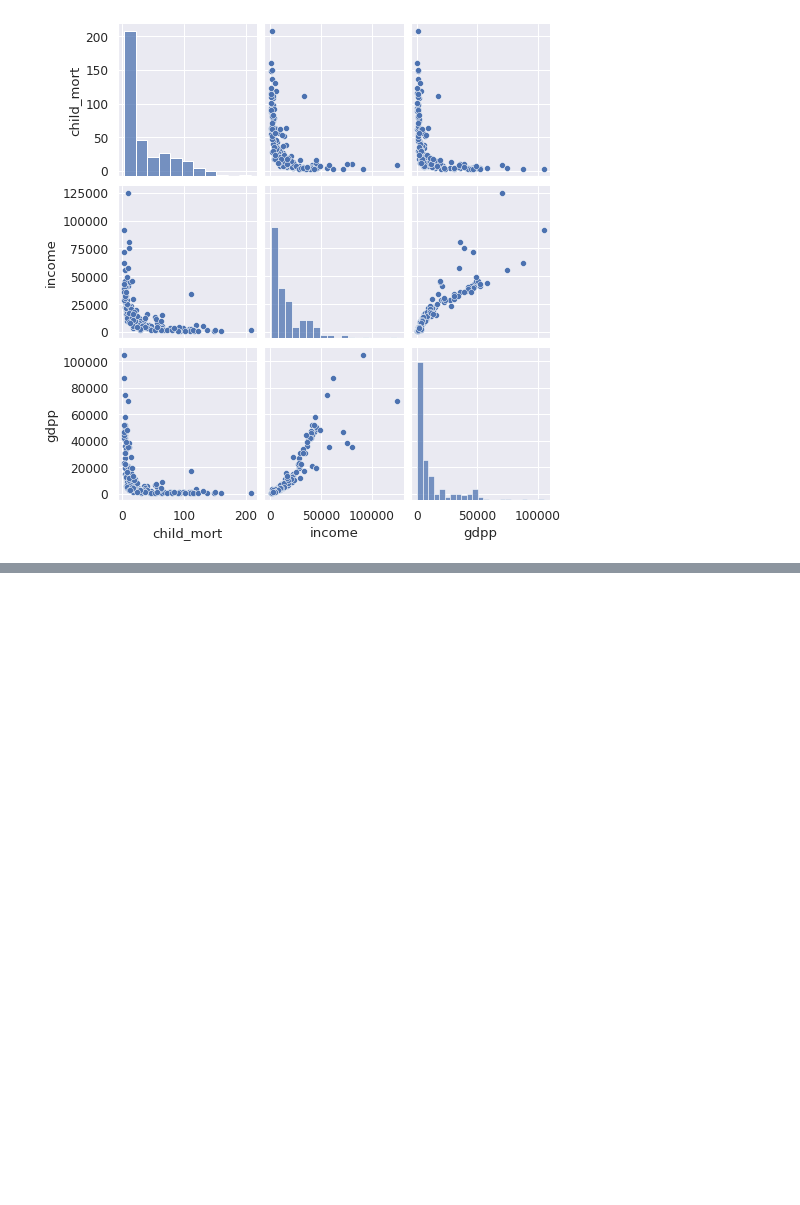
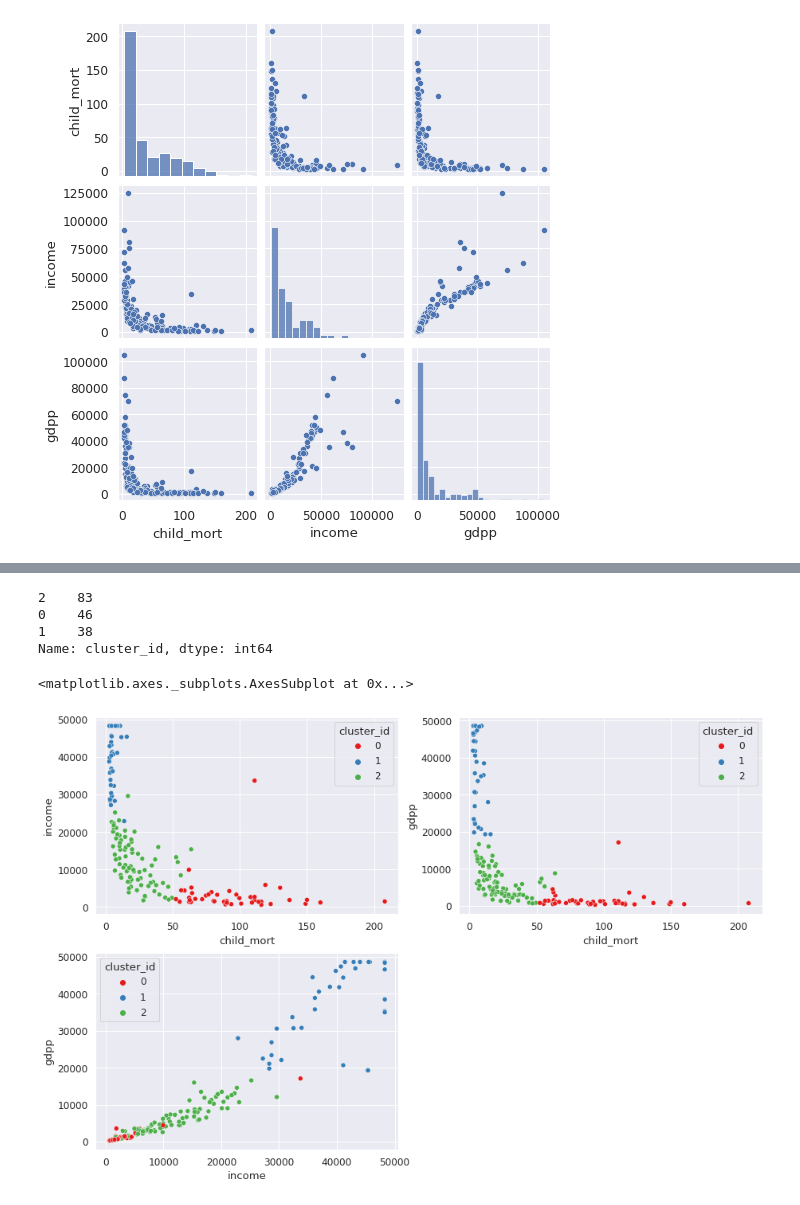
Before and after one commit to gyana-ranjan-dash/World_proverty_analysis, a Jupyter notebook: World_poverty_analysis.ipynb, the cells around one changed output, grey strips where cells are left out. Saved outputs shown, nothing was run; the diff lists cells and outputs as text; code cells hidden in the pictures; blank space fills up the shorter version.

```diff
--- a/World_poverty_analysis.ipynb
+++ b/World_poverty_analysis.ipynb
@@ -446,0 +267,4 @@ plt.show()
+# %%
+cluster_id = pd.DataFrame(kmean.labels_, columns = ['cluster_id'])
+df.kmean = df.copy()
+df.kmean = pd.concat([df.kmean, cluster_id ], axis =1)
@@ -446,0 +280,2 @@ plt.show()
+# %%
+df['cluster_id']=kmean.labels_
@@ -446,0 +301,18 @@ plt.show()
+# %%
+df.cluster_id.value_counts()
+# %% [output]
+2    83
+0    46
+1    38
+Name: cluster_id, dtype: int64
+# %%
+plt.figure(figsize=(15,10))
+plt.subplot(2,2,1)
+sns.scatterplot(x = 'child_mort', y = 'income', hue = 'cluster_id', data = df, palette = 'Set1')
+plt.subplot(2,2,2)
+sns.scatterplot(x = 'child_mort', y = 'gdpp', hue = 'cluster_id', data = df, palette = 'Set1')
+plt.subplot(2,2,3)
+sns.scatterplot(x = 'income', y = 'gdpp', hue = 'cluster_id', data = df, palette = 'Set1')
+# %% [output]
+<matplotlib.axes._subplots.AxesSubplot at 0x...>
+[figure, added]
```
Also changed, not shown: parts of 68 cells of this notebook.
